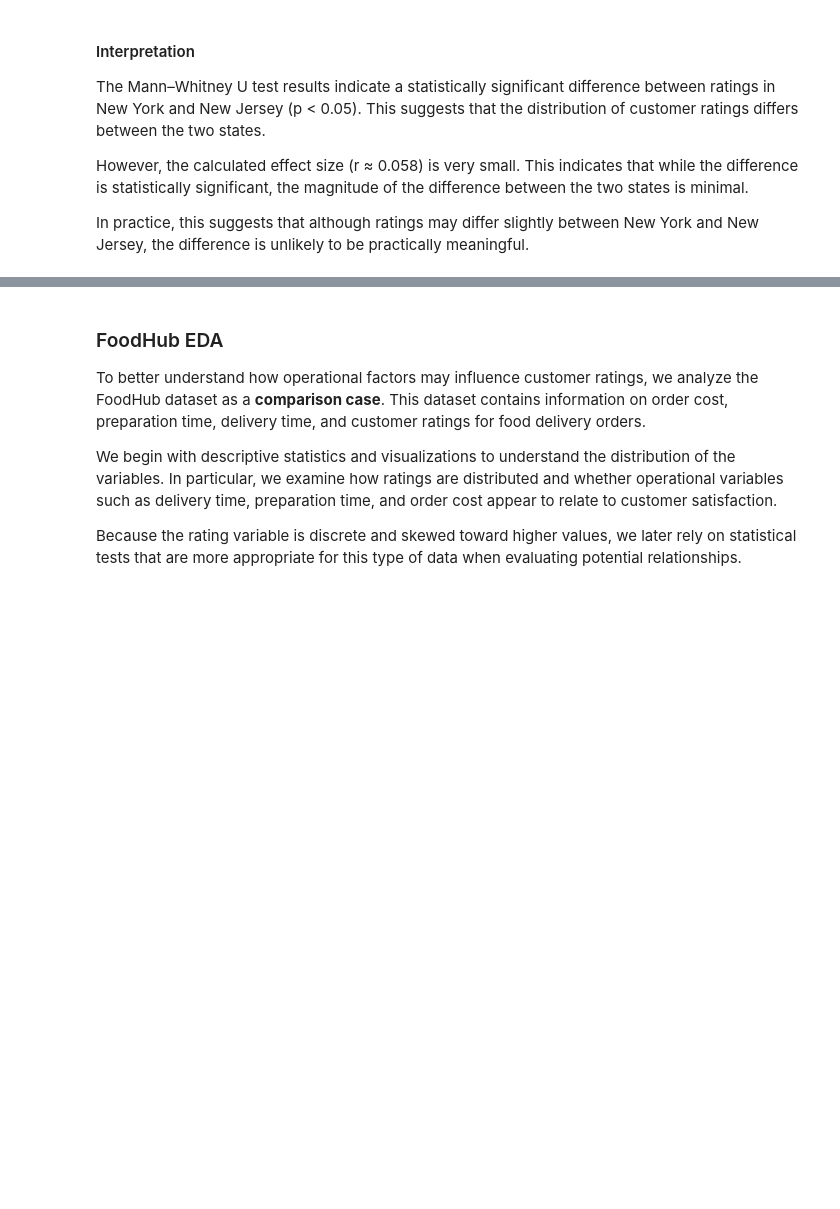
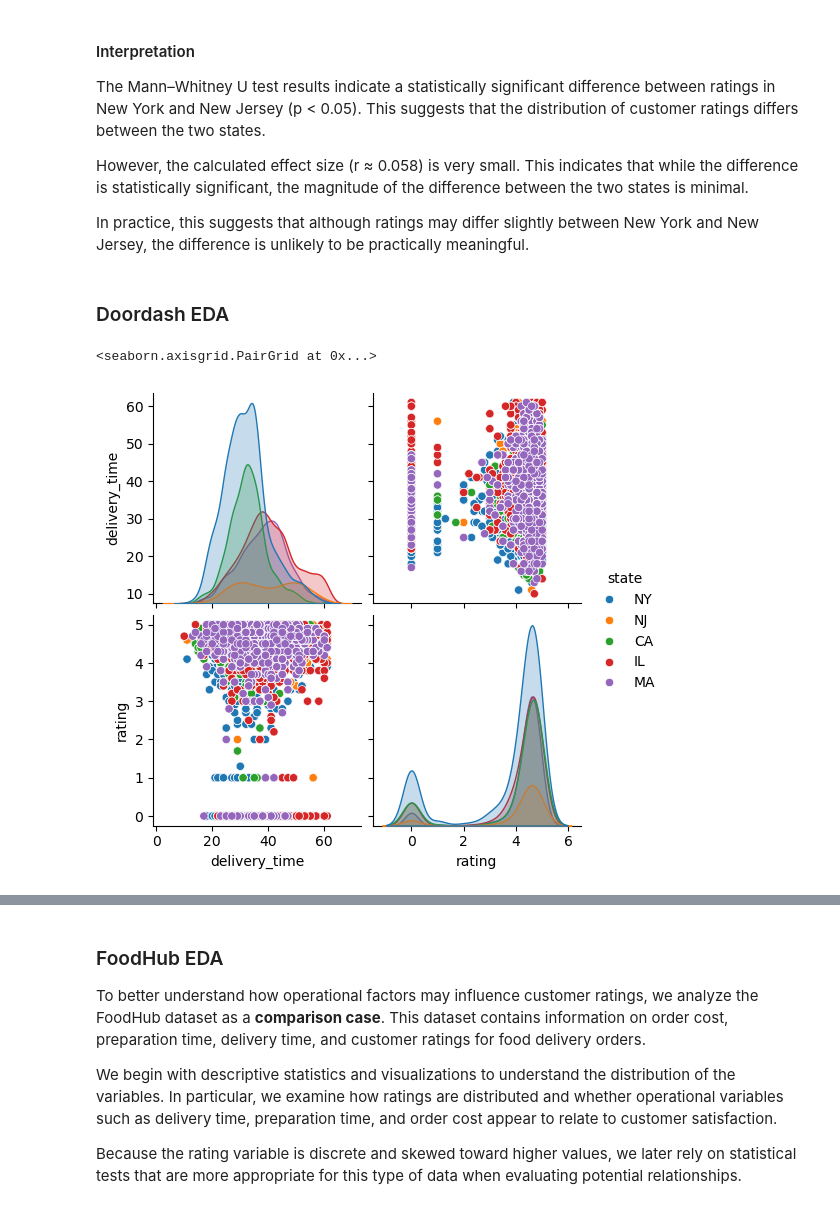
Before and after one commit to COGS108/Group111_WI26, a Jupyter notebook: 02-EDACheckpoint.ipynb, the cells around one changed output, grey strips where cells are left out. Saved outputs shown, nothing was run; the diff lists cells and outputs as text; code cells hidden in the pictures; blank space fills up the shorter version.

```diff
--- a/02-EDACheckpoint.ipynb
+++ b/02-EDACheckpoint.ipynb
@@ -411,2 +413,10 @@ review_rating     0
 dtype: int64
+# %%
+# Removing outliers
+d_Q1 = doordash['delivery_time'].quantile(0.25)
+d_Q3 = doordash['delivery_time'].quantile(0.75)
+d_IQR = d_Q3 - d_Q1
+
+doordash = doordash[(doordash['delivery_time'] >= d_Q1 - 1.5 * d_IQR) &
+    (doordash['delivery_time'] <= d_Q3 + 1.5 * d_IQR)]
 # %%
@@ -990,3 +1000,10 @@ The Mann–Whitney U test results indicate a statistically significant differenc
 However, the calculated effect size (r ≈ 0.058) is very small. This indicates that while the difference is statistically significant, the magnitude of the difference between the two states is minimal.
 
 In practice, this suggests that although ratings may differ slightly between New York and New Jersey, the difference is unlikely to be practically meaningful.
+# %% [markdown]
+### Doordash EDA
+# %%
+sns.pairplot(doordash, hue='state')
+# %% [output]
+<seaborn.axisgrid.PairGrid at 0x...>
+[figure, added]
```
Also changed, not shown: parts of 24 cells of this notebook.
